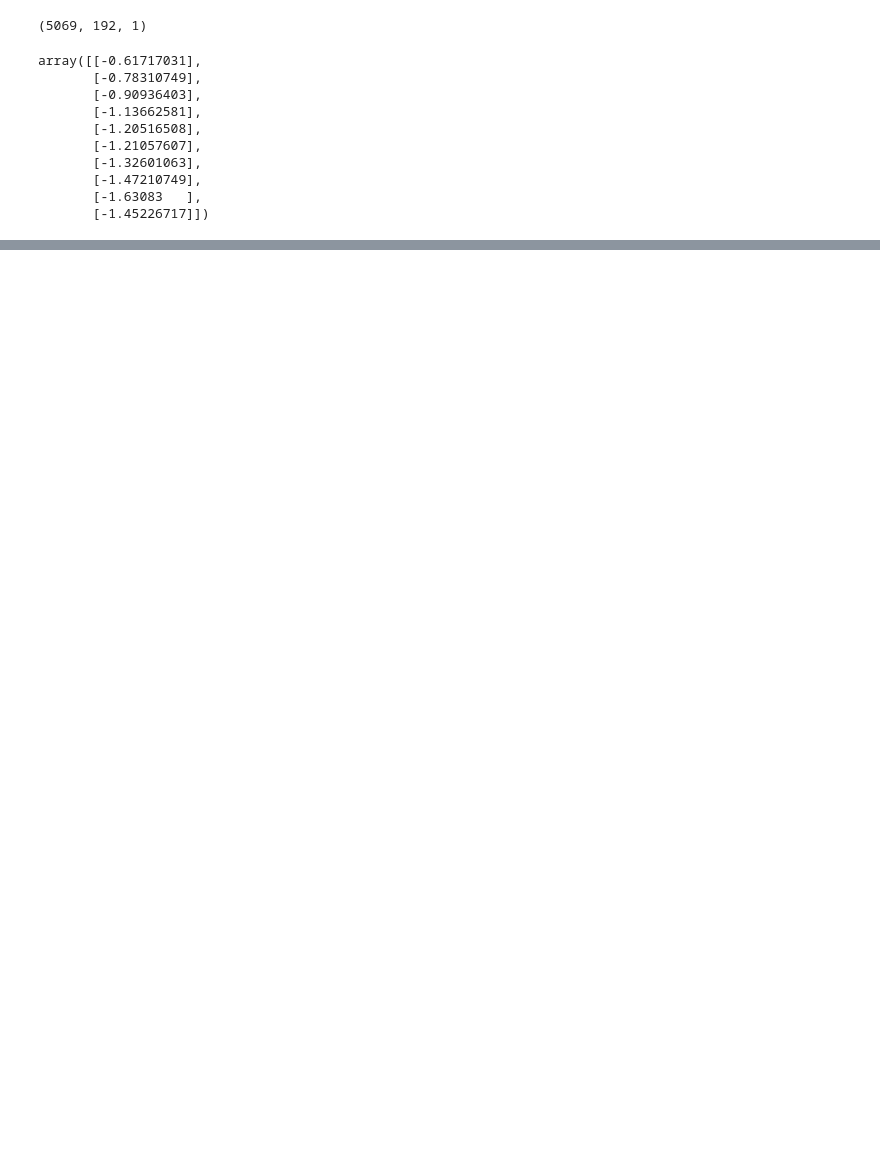
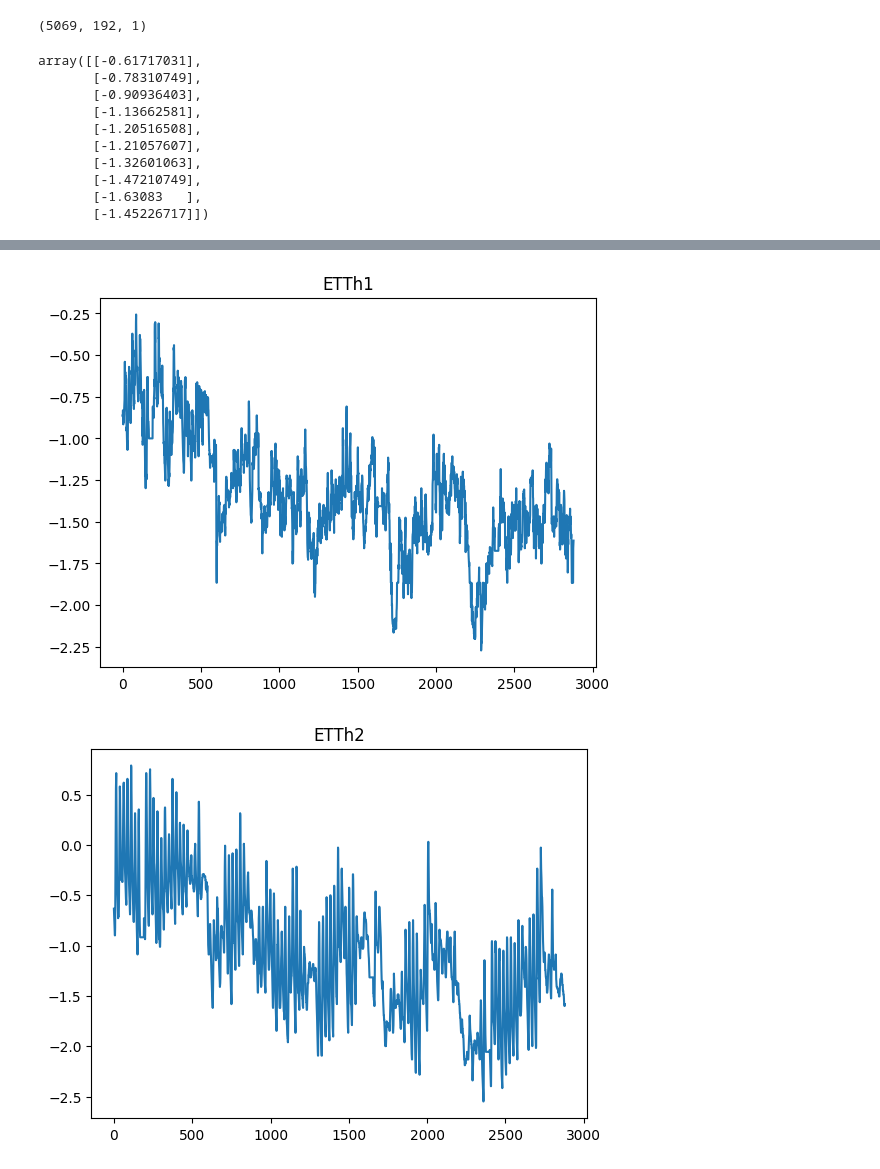
Before and after one commit to WillWang1113/Moving-Average-Diffusion, a Jupyter notebook: notebooks/benchdata_preprocess.ipynb, the cells around one changed output, grey strips where cells are left out. Cells and saved outputs as stored; diff of their text form; code cells hidden in the pictures; blank space fills up the shorter version.

```diff
--- a/notebooks/benchdata_preprocess.ipynb
+++ b/notebooks/benchdata_preprocess.ipynb
@@ -196,0 +255,60 @@ array([[-0.61717031],
+# %%
+import pandas as pd
+from datasetsforecast.long_horizon import LongHorizon
+import os
+from sklearn.preprocessing import StandardScaler
+import matplotlib.pyplot as plt
+import numpy as np
+from neuralforecast.losses.numpy import mse, mqloss
+# # SAVE METRICS
+ds = [
+    "ETTh1",
+    "ETTh2",
+    "ETTm1",
+    "ETTm2",
+    "ECL",
+    "Exchange",
+    "TrafficL",
+    "Weather",
+]
+quantiles=[0.05 * i for i in range(19)]
+# pred_len = [336]
+pred_len = [96, 192, 336, 720]
+save_dir = "/mnt/ExtraDisk/wcx/research/benchmarks"
+all_df = []
+for d in ds:
+    # if d != 'TrafficL':
+    #     continue
+    ds_df = []
+    for pl in pred_len:
+        label_path = os.path.join(save_dir, f"{d}_96_{pl}_U","true.npy")
+        pred_path = os.path.join(save_dir, f"{d}_96_{pl}_U","pred_NHITS_0.npy")
+        y_true = np.load(label_path)
+        # y_pred = np.load(pred_path)
+        y_true = y_true[::pl].flatten()
+        fig, ax = plt.subplots()
+        ax.plot(y_true)
+        ax.set_title(d)
+        # plt.plot(y_true[126].flatten())
+        # plt.plot(y_pred[126, ..., 9].flatten())
+        break
+    # break
+#         df.index.name = 'model'
+#         df = df.reset_index()
+#         df = df.groupby('model').mean()
+#         df = df.drop(columns=['MAE', 'iter'])
+#         df = df.stack()
+#         df = pd.DataFrame(df, columns=[pl]).transpose()
+#         ds_df.append(df)
+#     ds_df = pd.concat(ds_df)
+#     ds_df.index.name = 'pred_len'
+#     ds_df['dataset'] = d
+#     ds_df = ds_df.reset_index()
+#     ds_df = ds_df.set_index(['dataset','pred_len'])
+#     all_df.append(ds_df)
+# all_df = pd.concat(all_df)
+# all_df.to_csv(os.path.join(save_dir, 'bench_result.csv'))
+# print(all_df.to_latex(float_format="{:.3f}".format))
+# %% [output]
+[figure, added]
+[figure, added]
```
Also changed, not shown: parts of 9 cells of this notebook, 11 other files.
